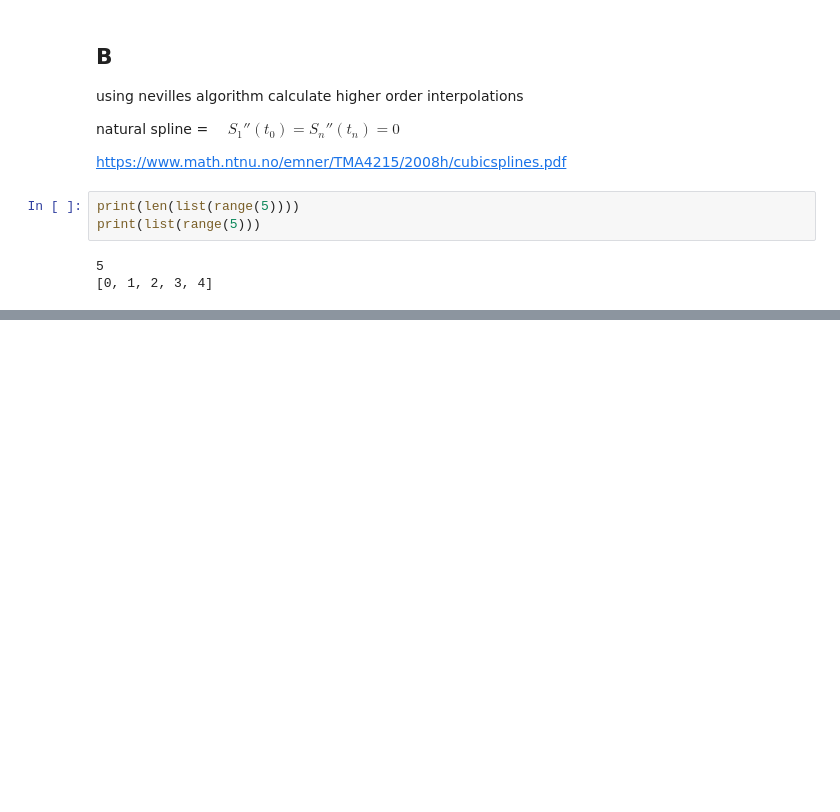
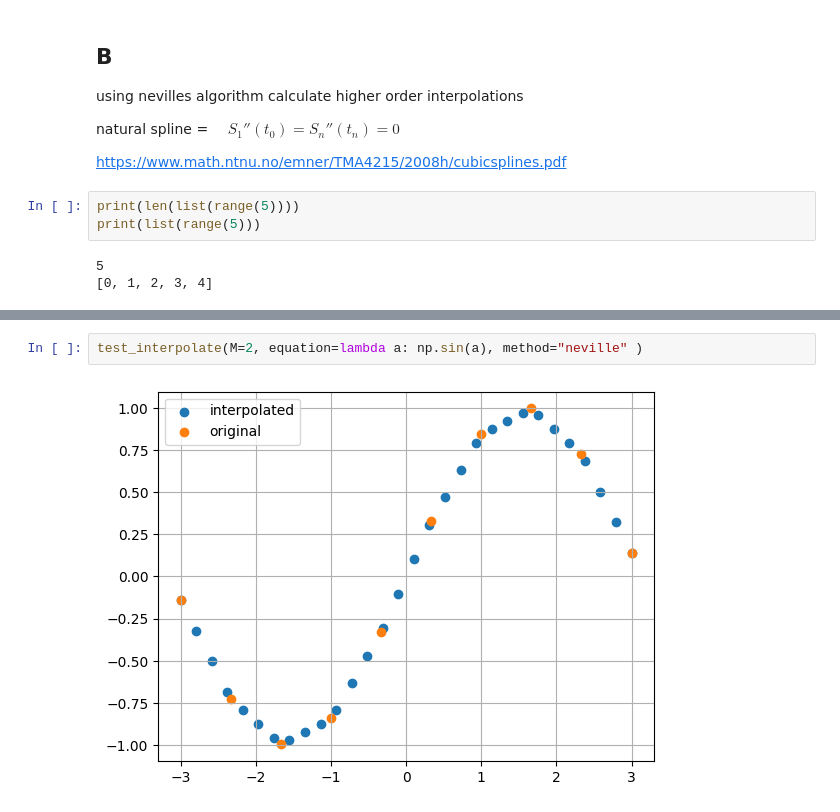
Before and after one commit to levi223/NumericalRecipes, a Jupyter notebook: Tutorial Sessions/Tutorial 2.ipynb, the cells around one changed output, grey strips where cells are left out. Drawn from its saved outputs; the diff is of its cells as text; blank space fills up the shorter version.

```diff
--- a/Tutorial Sessions/Tutorial 2.ipynb
+++ b/Tutorial Sessions/Tutorial 2.ipynb
@@ -181,0 +189,4 @@ TypeError: 'numpy.float64' object is not callable
+# %%
+test_interpolate(M=2, equation=lambda a: np.sin(a), method="neville" )
+# %% [output]
+[figure, added]
```
Also changed, not shown: parts of 4 cells of this notebook, 3 other files.
